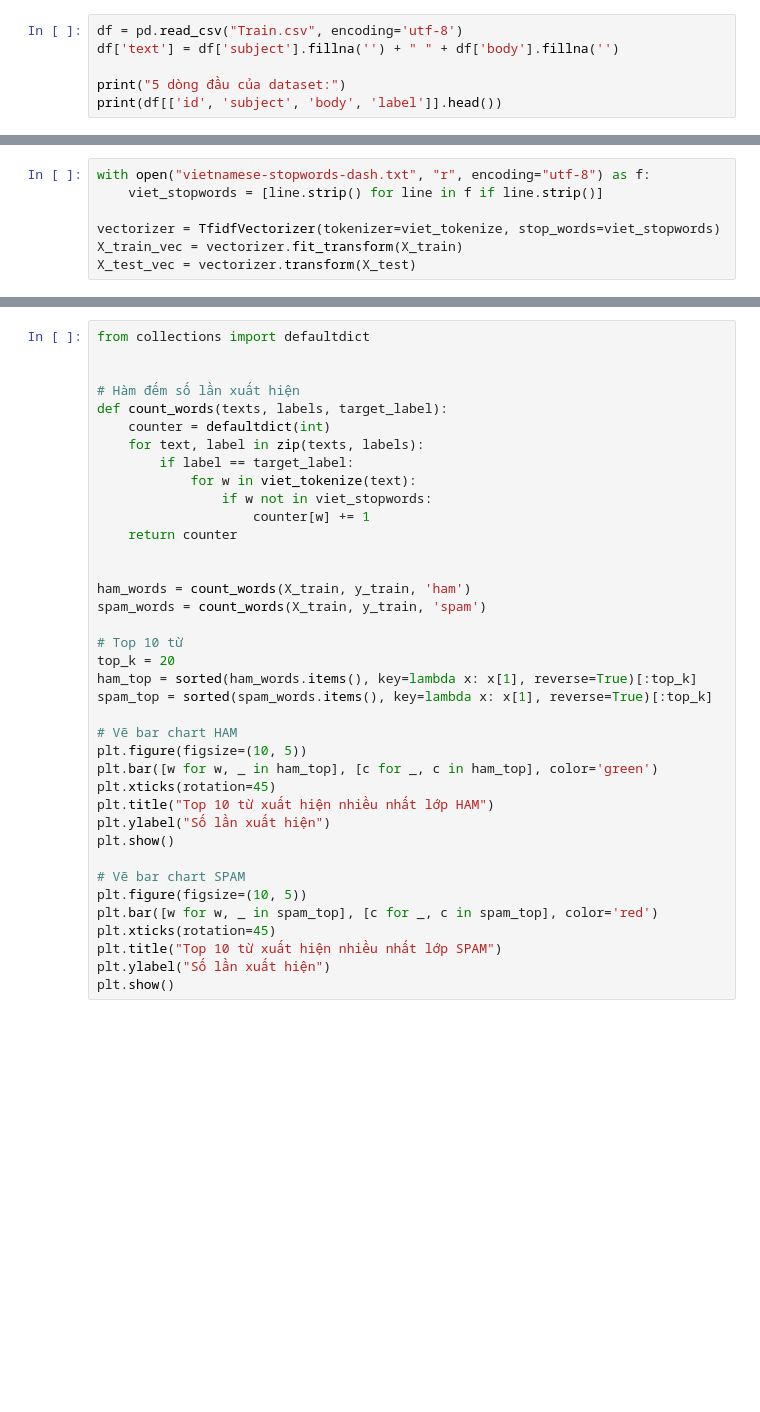
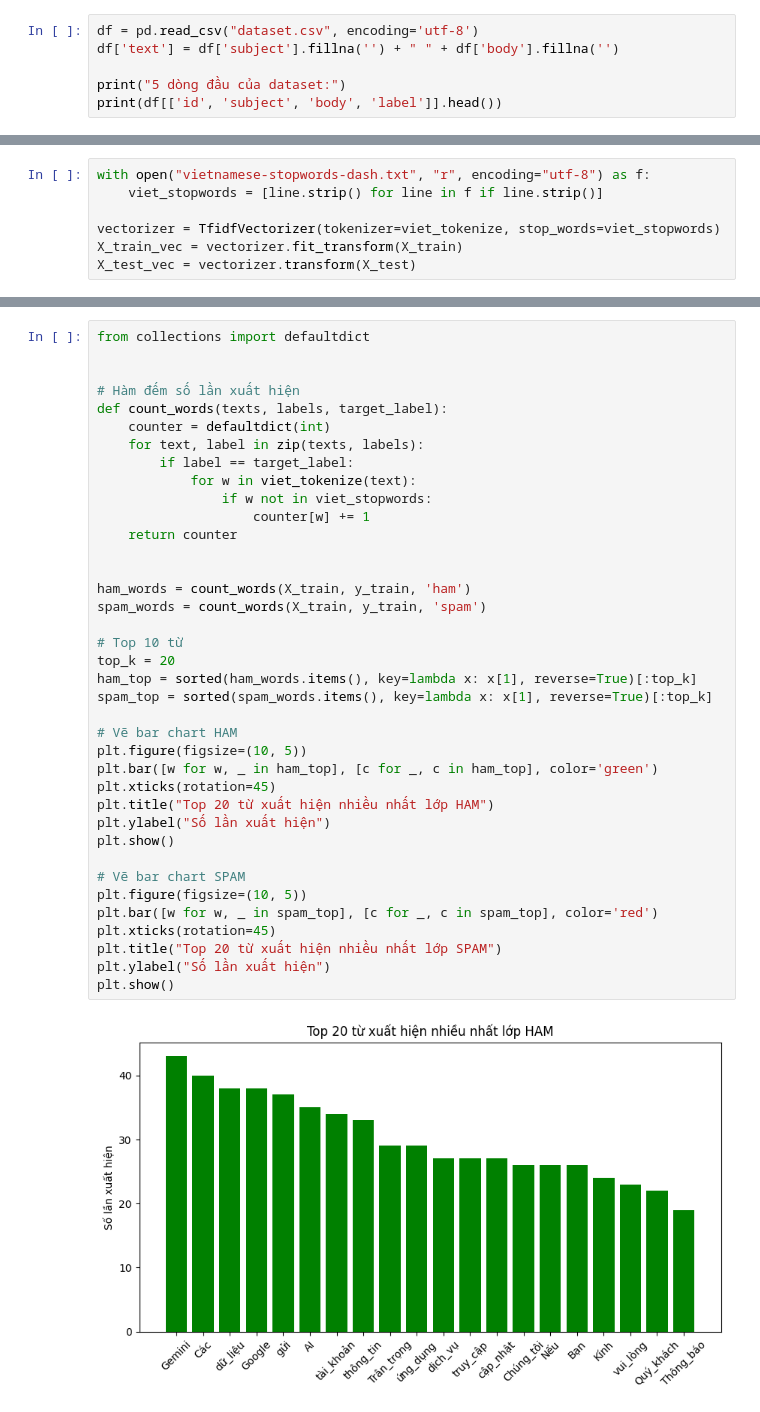
Before and after one commit to megadiiiii/dss-naive-bayes, a Jupyter notebook: input.ipynb, the cells around one changed output, grey strips where cells are left out. Cells and saved outputs as stored; diff of their text form; blank space fills up the shorter version.

```diff
--- a/input.ipynb
+++ b/input.ipynb
@@ -10,7 +10,7 @@ from sklearn.feature_extraction.text import TfidfVectorizer
 from sklearn.naive_bayes import MultinomialNB
 from sklearn.metrics import classification_report
 # %%
-df = pd.read_csv("Train.csv", encoding='utf-8')
+df = pd.read_csv("dataset.csv", encoding='utf-8')
 df['text'] = df['subject'].fillna('') + " " + df['body'].fillna('')
 
 print("5 dòng đầu của dataset:")
@@ -55,32 +79,34 @@ def count_words(texts, labels, target_label):
     counter = defaultdict(int)
     for text, label in zip(texts, labels):
         if label == target_label:
             for w in viet_tokenize(text):
                 if w not in viet_stopwords:
                     counter[w] += 1
     return counter
 
 
 ham_words = count_words(X_train, y_train, 'ham')
 spam_words = count_words(X_train, y_train, 'spam')
 
 # Top 10 từ
 top_k = 20
 ham_top = sorted(ham_words.items(), key=lambda x: x[1], reverse=True)[:top_k]
 spam_top = sorted(spam_words.items(), key=lambda x: x[1], reverse=True)[:top_k]
 
 # Vẽ bar chart HAM
 plt.figure(figsize=(10, 5))
 plt.bar([w for w, _ in ham_top], [c for _, c in ham_top], color='green')
 plt.xticks(rotation=45)
-plt.title("Top 10 từ xuất hiện nhiều nhất lớp HAM")
+plt.title("Top 20 từ xuất hiện nhiều nhất lớp HAM")
 plt.ylabel("Số lần xuất hiện")
 plt.show()
 
 # Vẽ bar chart SPAM
 plt.figure(figsize=(10, 5))
 plt.bar([w for w, _ in spam_top], [c for _, c in spam_top], color='red')
 plt.xticks(rotation=45)
-plt.title("Top 10 từ xuất hiện nhiều nhất lớp SPAM")
+plt.title("Top 20 từ xuất hiện nhiều nhất lớp SPAM")
 plt.ylabel("Số lần xuất hiện")
 plt.show()
+# %% [output]
+[figure, added]
```
Also changed, not shown: parts of 4 cells of this notebook, 8 other files.
